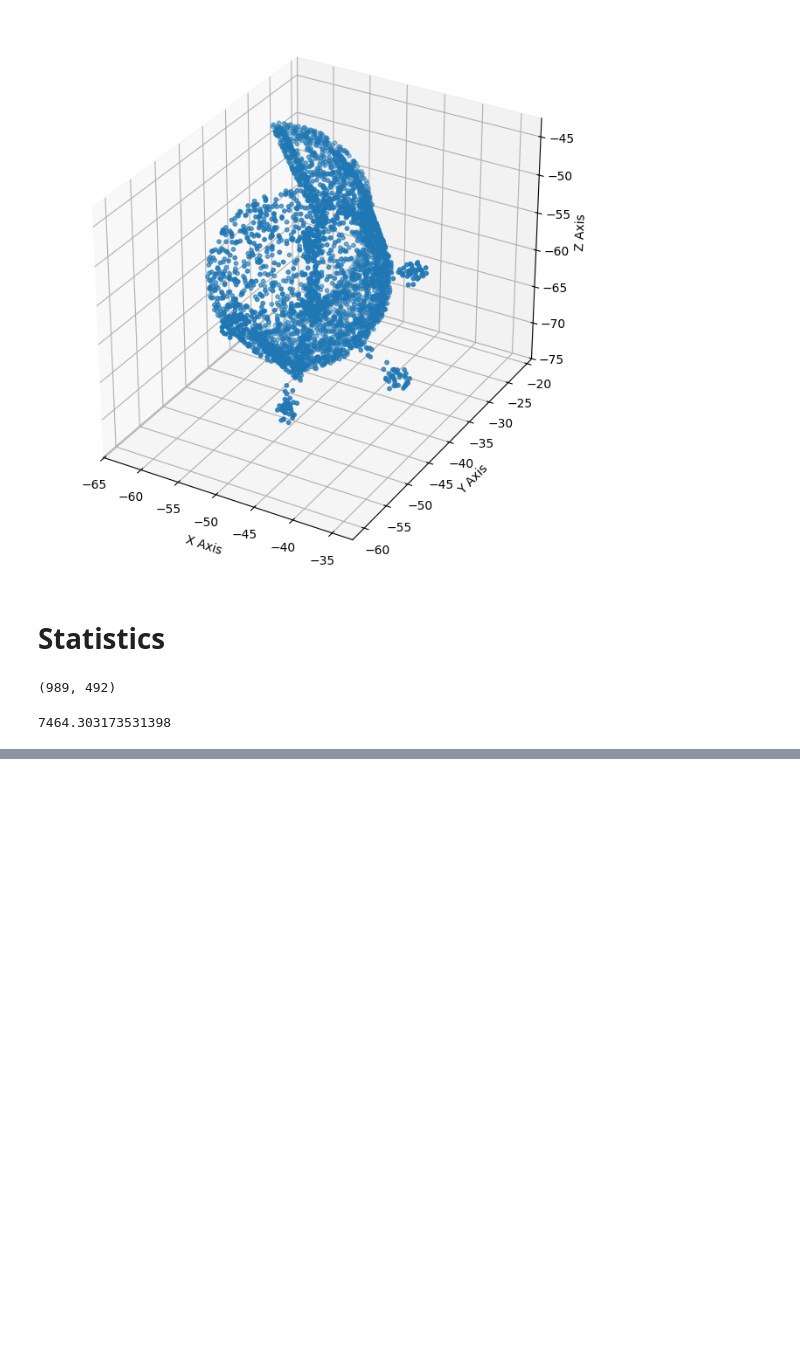
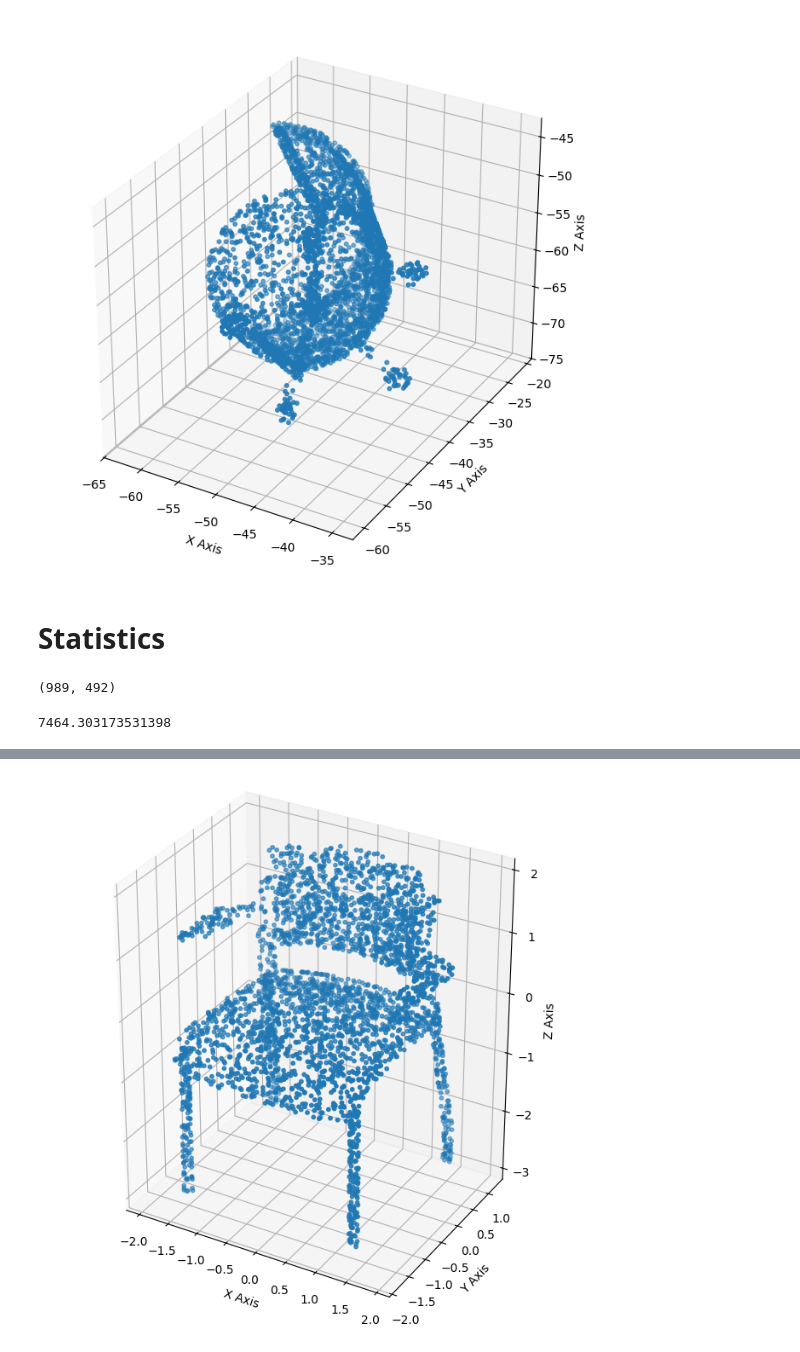
Before and after one commit to SammyAgrawal/physicsx-takehome, a Jupyter notebook: mle_libraries_take-home/examples/exploratory_data_analysis.ipynb, the cells around one changed output, grey strips where cells are left out. Drawn from its saved outputs; the diff is of its cells as text; code cells hidden in the pictures; blank space fills up the shorter version.

```diff
--- a/mle_libraries_take-home/examples/exploratory_data_analysis.ipynb
+++ b/mle_libraries_take-home/examples/exploratory_data_analysis.ipynb
@@ -113,0 +143,6 @@ file_paths['chair']
+# %%
+chair_sample
+
+vertices = np.array(chair_sample.vertices)
+
+vertices
@@ -113,0 +158,6 @@ file_paths['chair']
+# %%
+vnorm = (vertices - vertices.mean(axis=0)) / vertices.std(axis=0)
+# %%
+plot_point_cloud(vnorm)
+# %% [output]
+[figure, added]
```
Also changed, not shown: parts of 28 cells of this notebook, 6 other files.
